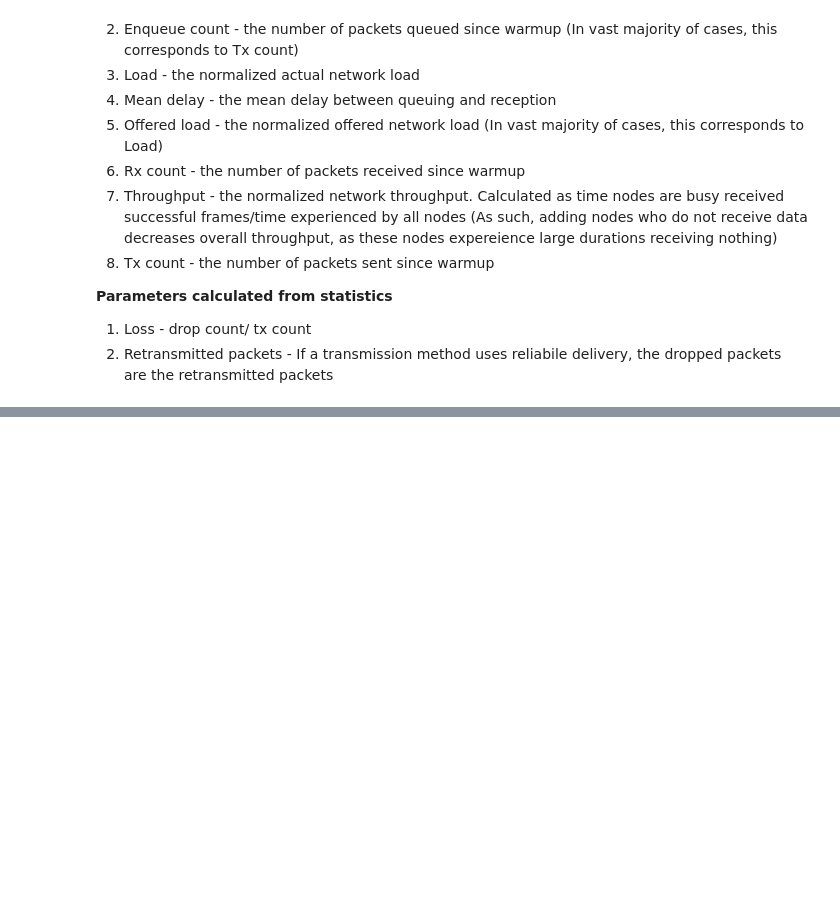
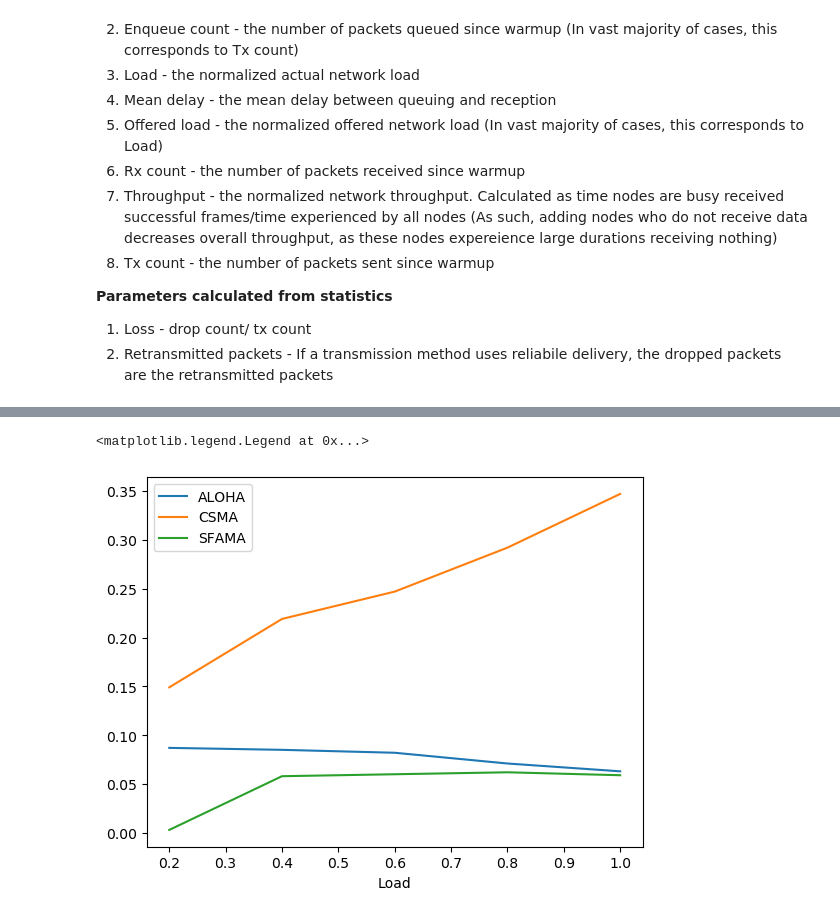
Before and after one commit to ACFleming/Unet, a Jupyter notebook: compareMac.ipynb, the cells around one changed output, grey strips where cells are left out. Drawn from its saved outputs; the diff is of its cells as text; code cells hidden in the pictures; blank space fills up the shorter version.

Commit message:
Benchmarking Aloha and solving its issues

```diff
--- a/compareMac.ipynb
+++ b/compareMac.ipynb
@@ -106,0 +55,19 @@ ax_3.legend(["CMSA", "ALOHA-AN", "S-FAMA"])
+# %%
+results = []
+for m in Mac:
+    for s in Scenario:
+        name = m.name + "_" + s.name
+        l = []
+
+        try:
+            r = pd.read_csv('results/' + name + '.csv',names=col_names, header=0)
+            # print(len(r))
+            l.append(r)
+        except:
+            print(f"File {name} does not exist")
+
+    results.append(l)
+
+
+print(len(results))
+print(results[0])
@@ -106,0 +108,8 @@ ax_3.legend(["CMSA", "ALOHA-AN", "S-FAMA"])
+# %%
+basegrid_ax = results[Mac.ALOHA.value][Scenario.BaseGridScenario.value].plot(x=Column.Load.name, y=Column.Throughput.name)
+results[Mac.CSMA.value][Scenario.BaseGridScenario.value].plot(ax=basegrid_ax,x=Column.Load.name, y=Column.Throughput.name)
+results[Mac.SFAMA.value][Scenario.BaseGridScenario.value].plot(ax=basegrid_ax,x=Column.Load.name, y=Column.Throughput.name)
+basegrid_ax.legend([Mac.ALOHA.name, Mac.CSMA.name, Mac.SFAMA.name])
+# %% [output]
+<matplotlib.legend.Legend at 0x...>
+[figure, added]
```
Also changed, not shown: parts of 14 cells of this notebook, 25 other files.
